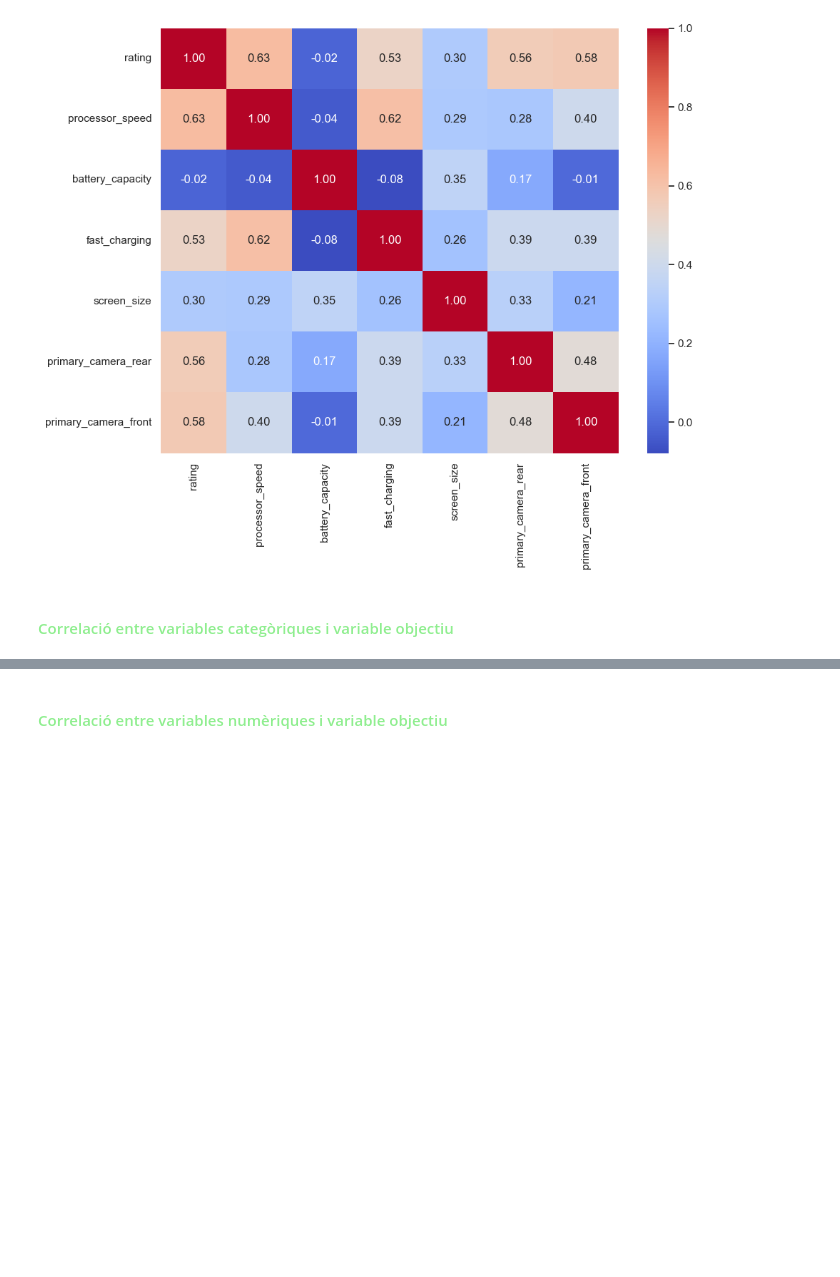
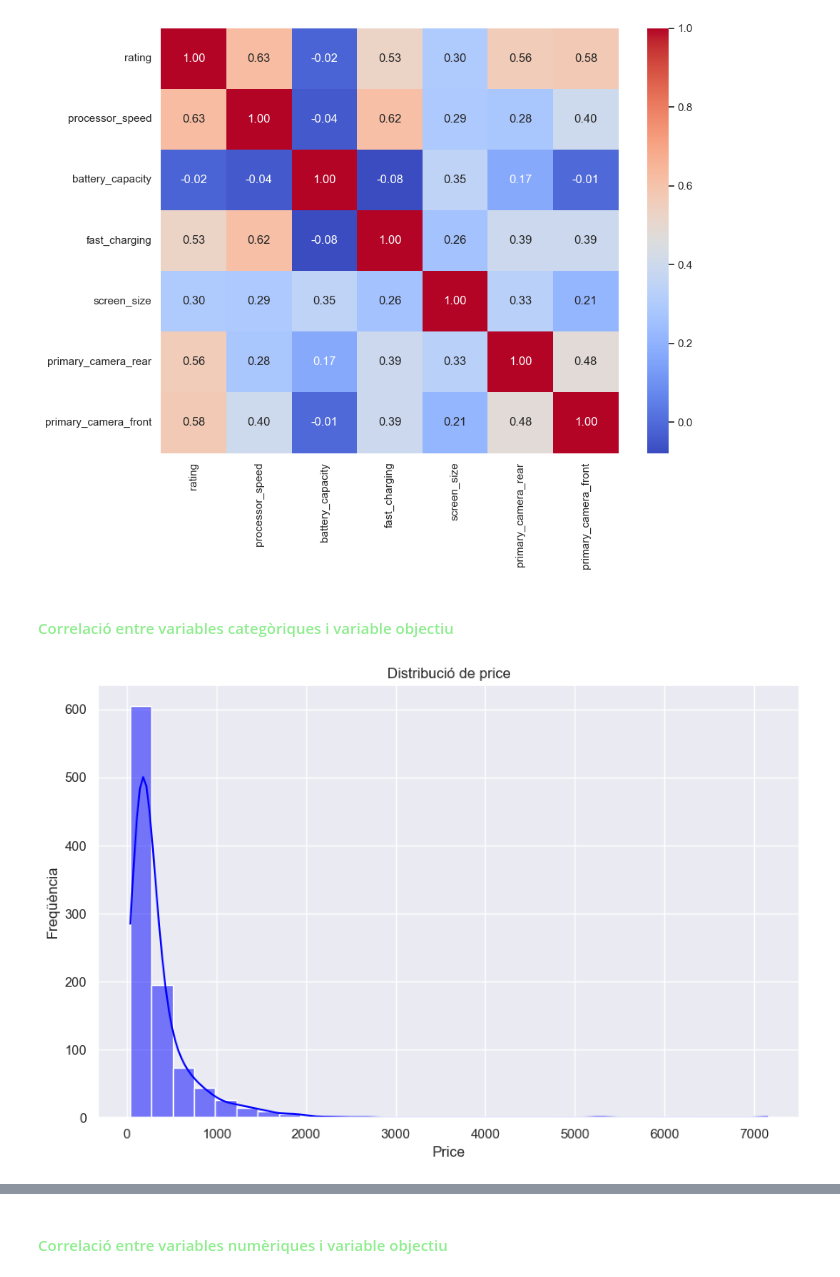
Before and after one commit to paupratAI/Multilayer_Perceptron, a Jupyter notebook: main.ipynb, the cells around one changed output, grey strips where cells are left out. Saved outputs shown, nothing was run; the diff lists cells and outputs as text; code cells hidden in the pictures; blank space fills up the shorter version.

```diff
--- a/main.ipynb
+++ b/main.ipynb
@@ -240,3 +243,14 @@ plt.show()
+# %%
+# Visualitzar la distribució de 'price'
+plt.figure()
+sns.histplot(df['price'], bins = 30, color = 'blue', edgecolor = 'white', kde = True)
+plt.title('Distribució de price')
+plt.xlabel('Price')
+plt.ylabel('Freqüència')
+plt.tight_layout()
+#plt.savefig('./plots/price_distribution.png')
+# %% [output]
+[figure, added]
 # %%
 for i, feature in enumerate(categorical_features):
     plt.figure(figsize=(10, 5))
```
Also changed, not shown: parts of 9 cells of this notebook, 1 other file.
